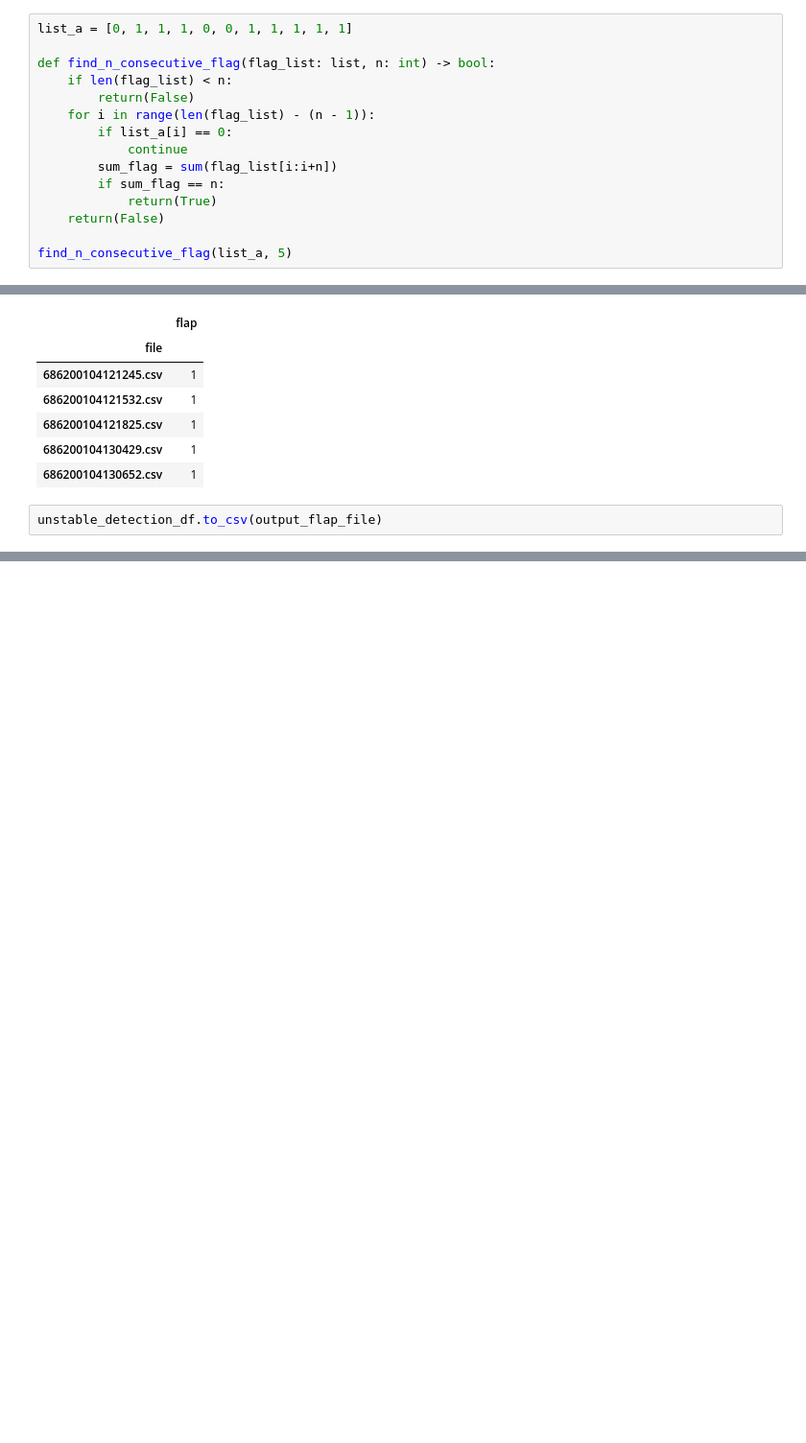
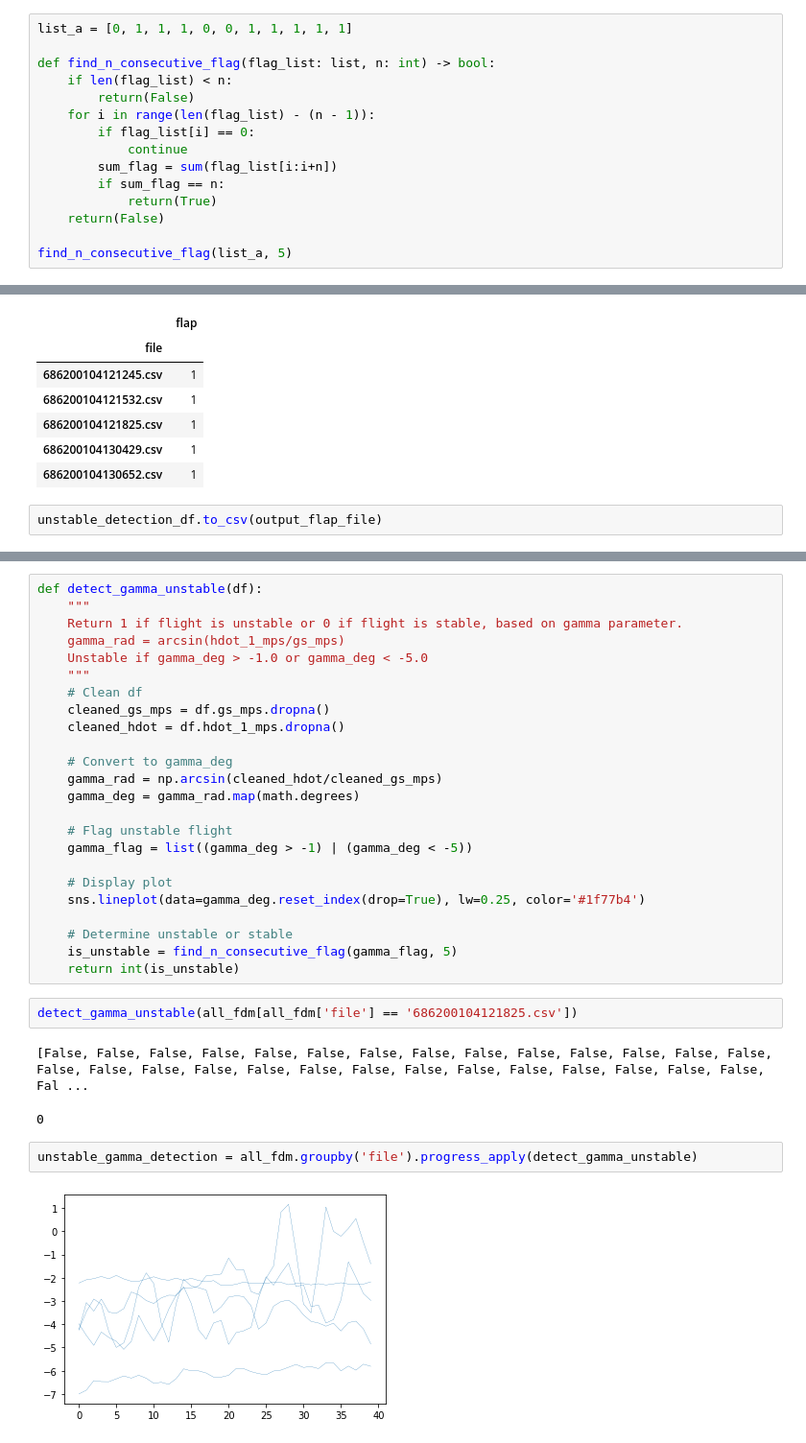
Before and after one commit to rnsantosa/flight_analyzer, a Jupyter notebook: main/07_param_flap_te_pos.ipynb, the cells around one changed output, grey strips where cells are left out. Shown at 96% size. Cells and saved outputs as stored; diff of their text form; blank space fills up the shorter version.

Commit message:
Add gamma param

```diff
--- a/main/07_param_flap_te_pos.ipynb
+++ b/main/07_param_flap_te_pos.ipynb
@@ -69,7 +69,7 @@ def find_n_consecutive_flag(flag_list: list, n: int) -> bool:
     if len(flag_list) < n:
         return(False)
     for i in range(len(flag_list) - (n - 1)):
-        if list_a[i] == 0:
+        if flag_list[i] == 0:
             continue
         sum_flag = sum(flag_list[i:i+n])
         if sum_flag == n:
@@ -152,0 +190,33 @@ unstable_detection_df.to_csv(output_flap_file)
+# %%
+def detect_gamma_unstable(df):
+    """
+    Return 1 if flight is unstable or 0 if flight is stable, based on gamma parameter.
+    gamma_rad = arcsin(hdot_1_mps/gs_mps)
+    Unstable if gamma_deg > -1.0 or gamma_deg < -5.0
+    """
+    # Clean df
+    cleaned_gs_mps = df.gs_mps.dropna()
+    cleaned_hdot = df.hdot_1_mps.dropna()
+
+    # Convert to gamma_deg
+    gamma_rad = np.arcsin(cleaned_hdot/cleaned_gs_mps)
+    gamma_deg = gamma_rad.map(math.degrees)
+
+    # Flag unstable flight
+    gamma_flag = list((gamma_deg > -1) | (gamma_deg < -5))
+
+    # Display plot
+    sns.lineplot(data=gamma_deg.reset_index(drop=True), lw=0.25, color='#1f77b4')
+
+    # Determine unstable or stable
+    is_unstable = find_n_consecutive_flag(gamma_flag, 5)
+    return int(is_unstable)
+# %%
+detect_gamma_unstable(all_fdm[all_fdm['file'] == '686200104121825.csv'])
+# %% [output]
+[False, False, False, False, False, False, False, False, False, False, False, False, False, False, False, False, False, False, False, False, False, False, False, False, False, False, False, False, Fal ...
+0
+# %%
+unstable_gamma_detection = all_fdm.groupby('file').progress_apply(detect_gamma_unstable)
+# %% [output]
+[figure, added]
```
Also changed, not shown: parts of 7 cells of this notebook, 3 other files.
